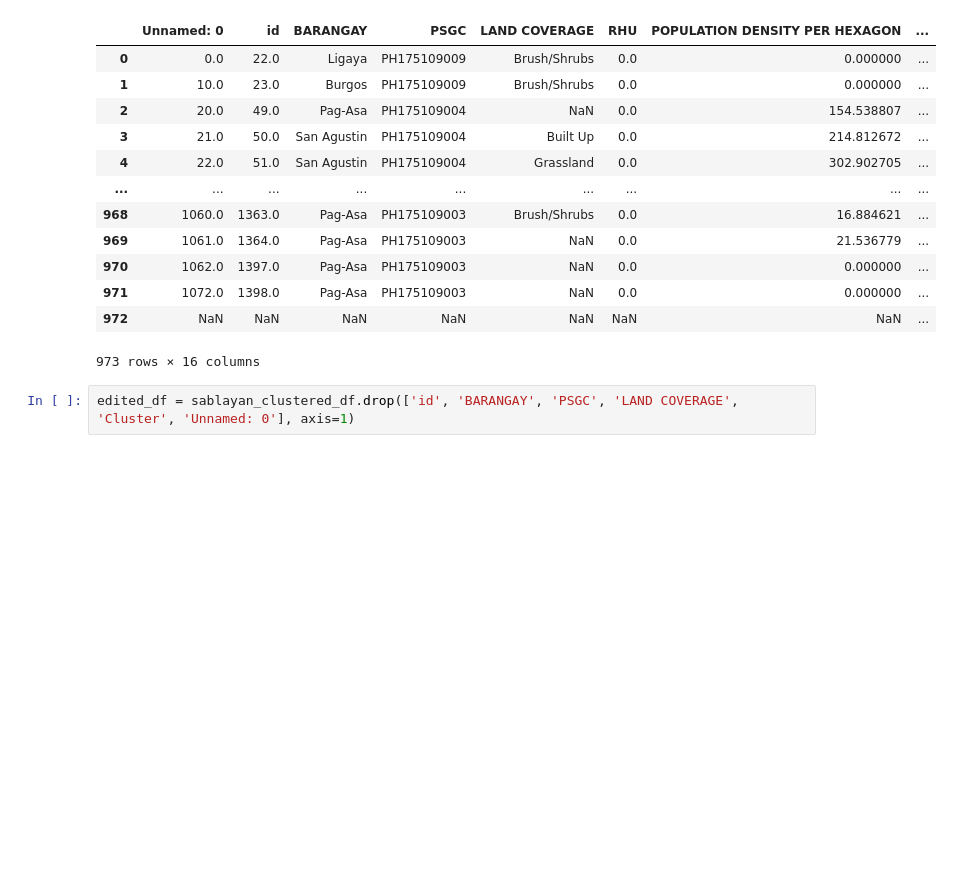
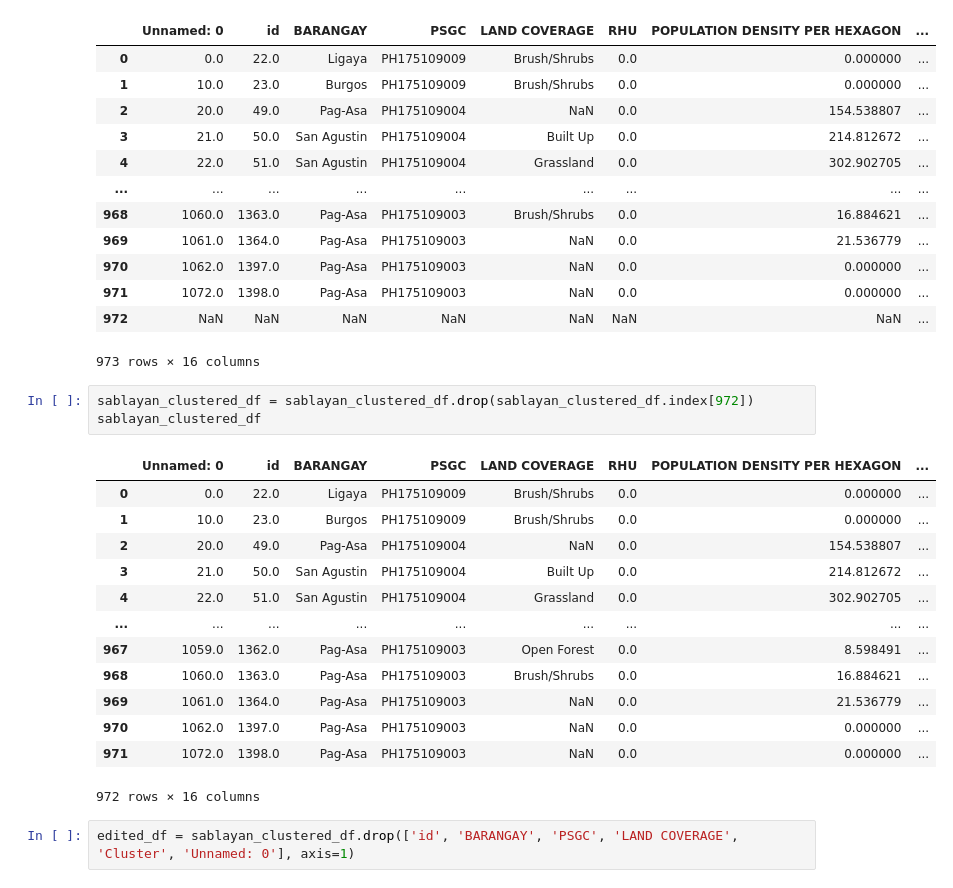
Before and after one commit to matereyes00/ThesisBuds, a Jupyter notebook: Site Selection - Train Model/bpnn.ipynb, the cells around one changed output. Cells and saved outputs as stored; diff of their text form; blank space fills up the shorter version.

```diff
--- a/Site Selection - Train Model/bpnn.ipynb
+++ b/Site Selection - Train Model/bpnn.ipynb
@@ -31,6 +46,23 @@ sablayan_clustered_df
 | 971 | 1072.0 | 1398.0 | Pag-Asa | PH175109003 | NaN | 0.0 | 0.000000 | ... |
 | 972 | NaN | NaN | NaN | NaN | NaN | NaN | NaN | ... |
 973 rows × 16 columns
+# %%
+sablayan_clustered_df = sablayan_clustered_df.drop(sablayan_clustered_df.index[972])
+sablayan_clustered_df
+# %% [output]
+|  | Unnamed: 0 | id | BARANGAY | PSGC | LAND COVERAGE | RHU | POPULATION DENSITY PER HEXAGON | ... |
+| 0 | 0.0 | 22.0 | Ligaya | PH175109009 | Brush/Shrubs | 0.0 | 0.000000 | ... |
+| 1 | 10.0 | 23.0 | Burgos | PH175109009 | Brush/Shrubs | 0.0 | 0.000000 | ... |
+| 2 | 20.0 | 49.0 | Pag-Asa | PH175109004 | NaN | 0.0 | 154.538807 | ... |
+| 3 | 21.0 | 50.0 | San Agustin | PH175109004 | Built Up | 0.0 | 214.812672 | ... |
+| 4 | 22.0 | 51.0 | San Agustin | PH175109004 | Grassland | 0.0 | 302.902705 | ... |
+| ... | ... | ... | ... | ... | ... | ... | ... | ... |
+| 967 | 1059.0 | 1362.0 | Pag-Asa | PH175109003 | Open Forest | 0.0 | 8.598491 | ... |
+| 968 | 1060.0 | 1363.0 | Pag-Asa | PH175109003 | Brush/Shrubs | 0.0 | 16.884621 | ... |
+| 969 | 1061.0 | 1364.0 | Pag-Asa | PH175109003 | NaN | 0.0 | 21.536779 | ... |
+| 970 | 1062.0 | 1397.0 | Pag-Asa | PH175109003 | NaN | 0.0 | 0.000000 | ... |
+| 971 | 1072.0 | 1398.0 | Pag-Asa | PH175109003 | NaN | 0.0 | 0.000000 | ... |
+972 rows × 16 columns
 # %%
 edited_df = sablayan_clustered_df.drop(['id', 'BARANGAY', 'PSGC', 'LAND COVERAGE', 'Cluster', 'Unnamed: 0'], axis=1)
 # %%
```
Also changed, not shown: parts of 33 cells of this notebook.
